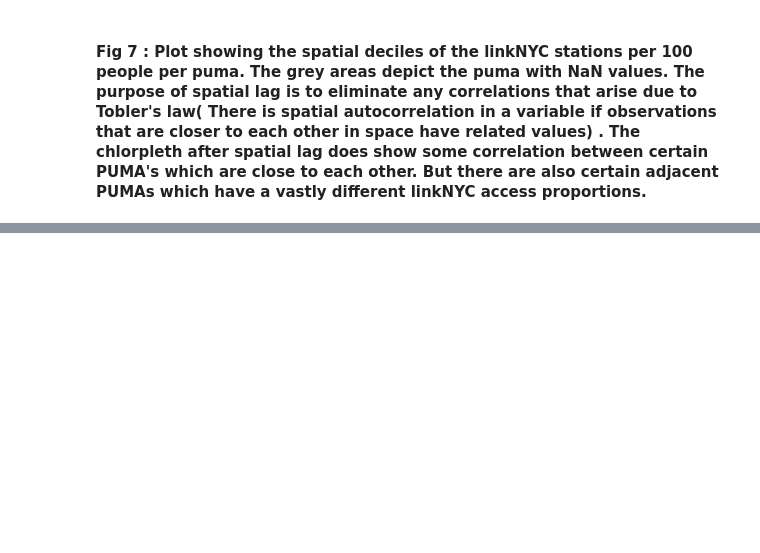
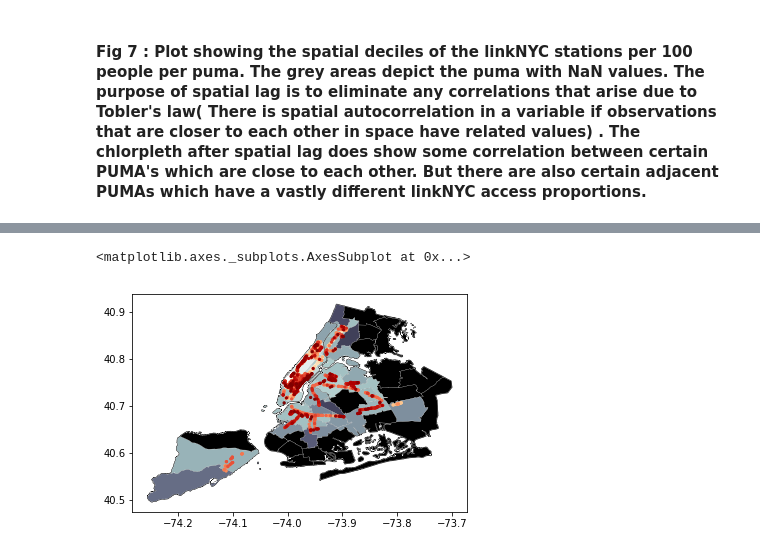
Before and after one commit to vvt221/PUI2018_vvt221, a Jupyter notebook: HW7_vvt221/Assignment1_vvt221.ipynb, the cells around one changed output, grey strips where cells are left out. Saved outputs shown, nothing was run; the diff lists cells and outputs as text; code cells hidden in the pictures; blank space fills up the shorter version.

```diff
--- a/HW7_vvt221/Assignment1_vvt221.ipynb
+++ b/HW7_vvt221/Assignment1_vvt221.ipynb
@@ -687,0 +718,8 @@ plt.title("");
+# %%
+fig, ax = plt.subplots(1,1)
+puma_shape_file.plot(color='grey', figsize=(10,10),edgecolor='black',ax=ax)
+puma_shape_file_linknyc.plot(ax=ax,column='loglinkNYCpp',cmap="bone", edgecolor="white", lw=0.2)
+linkNYC_gdf.plot(column='date_link_',ax=ax, markersize=5,cmap='OrRd')
+# %% [output]
+<matplotlib.axes._subplots.AxesSubplot at 0x...>
+[figure, added]
```
Also changed, not shown: parts of 12 cells of this notebook, 13 other files.
